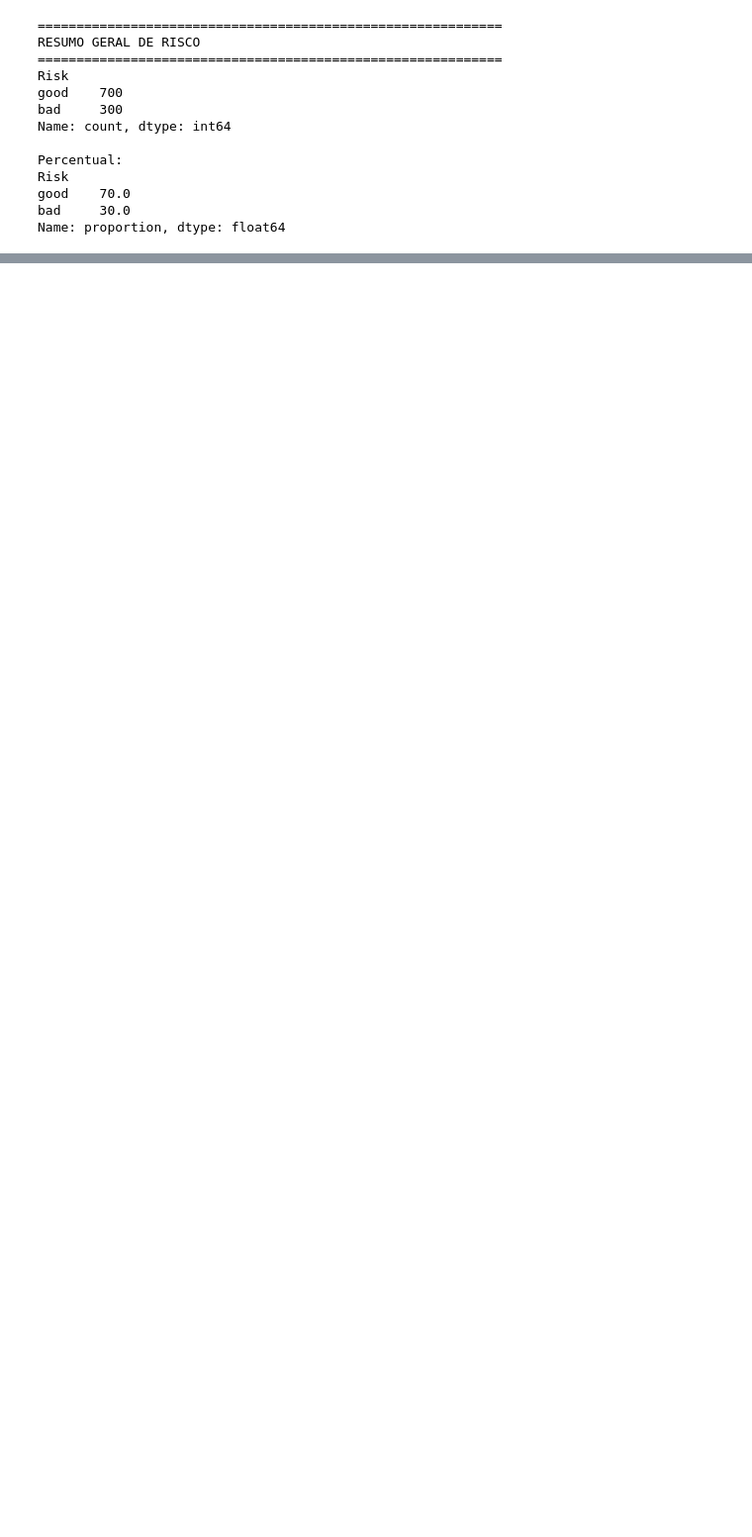
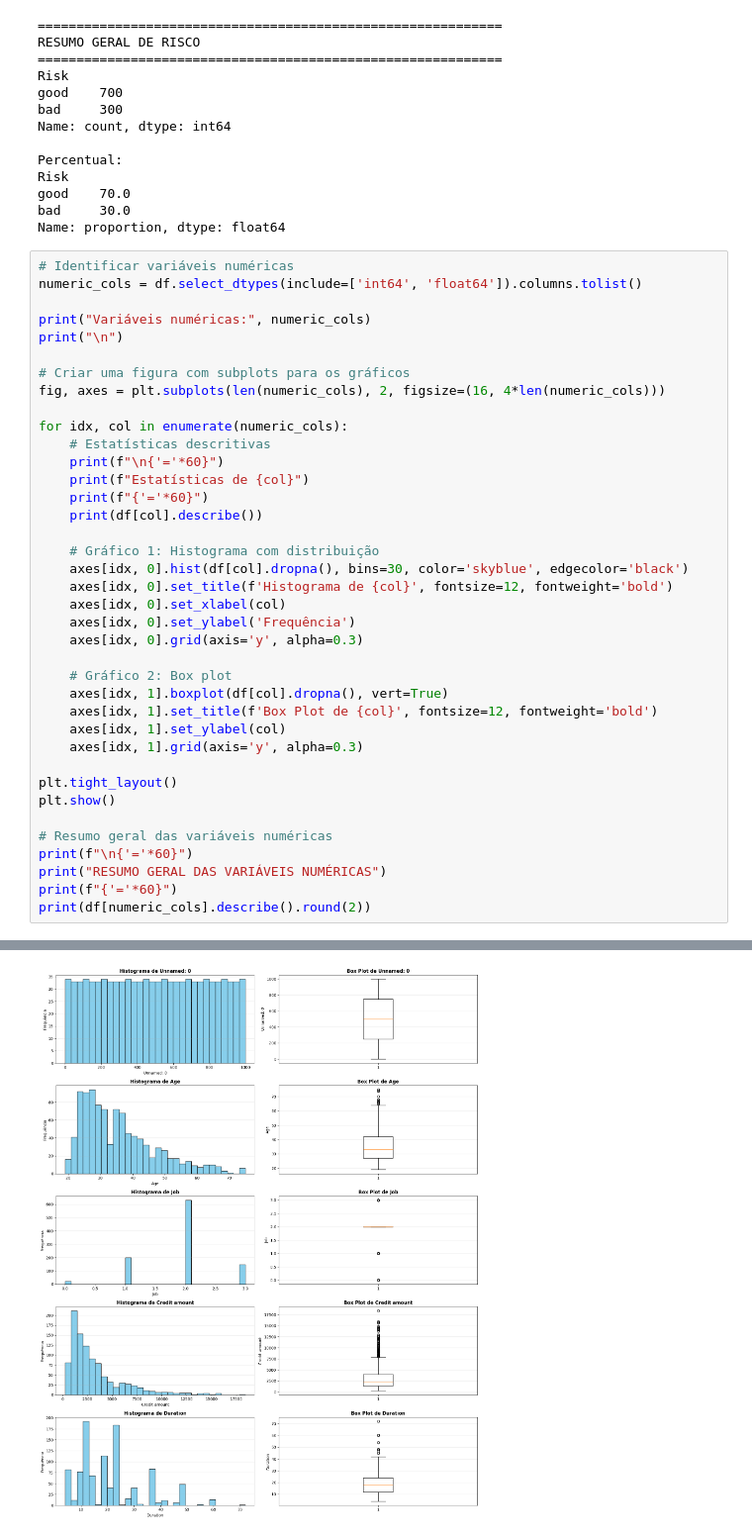
Before and after one commit to elitonds/studies-python-pandas-numpy, a Jupyter notebook: pandas_nb.ipynb, the cells around one changed output, grey strips where cells are left out. Shown at 99% size. Drawn from its saved outputs; the diff is of its cells as text; blank space fills up the shorter version.

```diff
--- a/pandas_nb.ipynb
+++ b/pandas_nb.ipynb
@@ -225,3 +225,42 @@ Risk
 good    70.0
 bad     30.0
 Name: proportion, dtype: float64
+# %%
+# Identificar variáveis numéricas
+numeric_cols = df.select_dtypes(include=['int64', 'float64']).columns.tolist()
+
+print("Variáveis numéricas:", numeric_cols)
+print("\n")
+
+# Criar uma figura com subplots para os gráficos
+fig, axes = plt.subplots(len(numeric_cols), 2, figsize=(16, 4*len(numeric_cols)))
+
+for idx, col in enumerate(numeric_cols):
+    # Estatísticas descritivas
+    print(f"\n{'='*60}")
+    print(f"Estatísticas de {col}")
+    print(f"{'='*60}")
+    print(df[col].describe())
+
+    # Gráfico 1: Histograma com distribuição
+    axes[idx, 0].hist(df[col].dropna(), bins=30, color='skyblue', edgecolor='black')
+    axes[idx, 0].set_title(f'Histograma de {col}', fontsize=12, fontweight='bold')
+    axes[idx, 0].set_xlabel(col)
+    axes[idx, 0].set_ylabel('Frequência')
+    axes[idx, 0].grid(axis='y', alpha=0.3)
+
+    # Gráfico 2: Box plot
+    axes[idx, 1].boxplot(df[col].dropna(), vert=True)
+    axes[idx, 1].set_title(f'Box Plot de {col}', fontsize=12, fontweight='bold')
+    axes[idx, 1].set_ylabel(col)
+    axes[idx, 1].grid(axis='y', alpha=0.3)
+
+plt.tight_layout()
+plt.show()
+
+# Resumo geral das variáveis numéricas
+print(f"\n{'='*60}")
+print("RESUMO GERAL DAS VARIÁVEIS NUMÉRICAS")
+print(f"{'='*60}")
+print(df[numeric_cols].describe().round(2))
+# %% [output]
@@ -227,0 +284 @@ Name: proportion, dtype: float64
+[figure, added]
```
Also changed, not shown: parts of 1 cell of this notebook.
